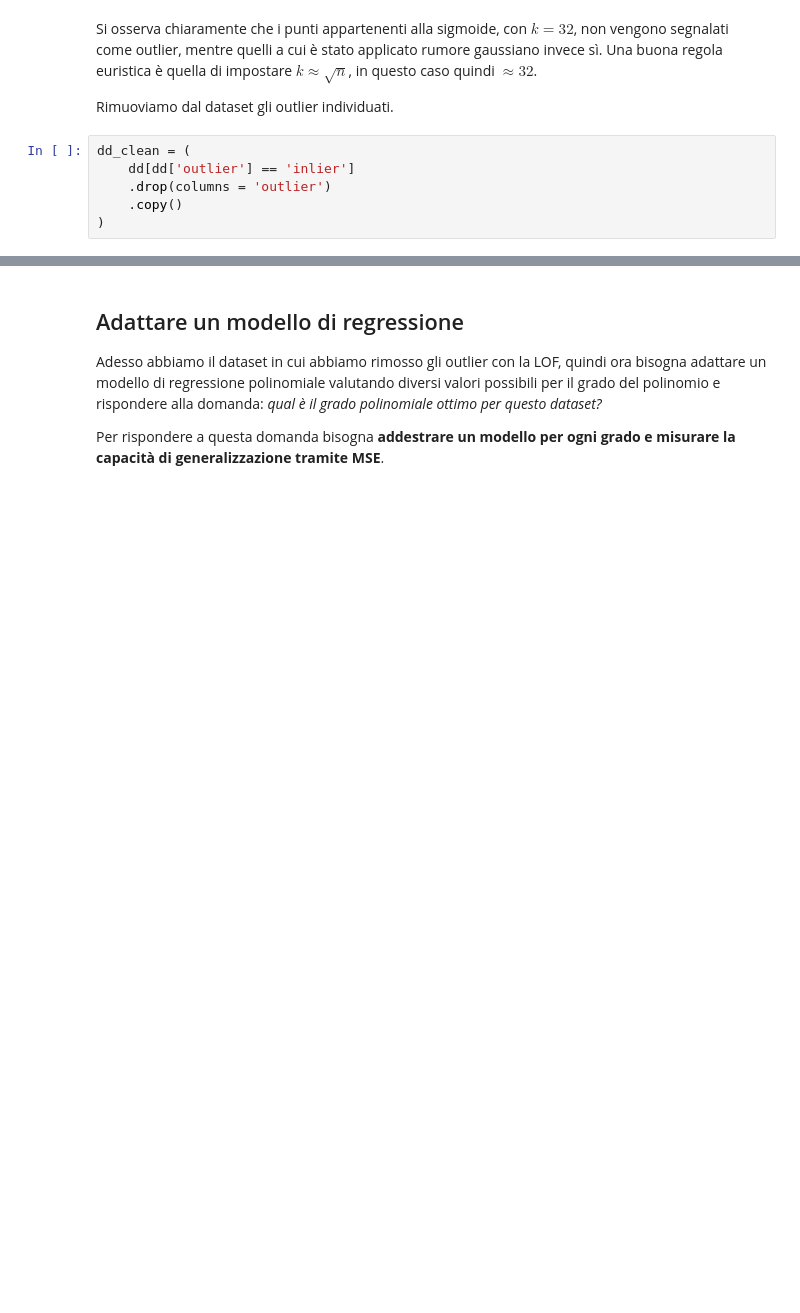
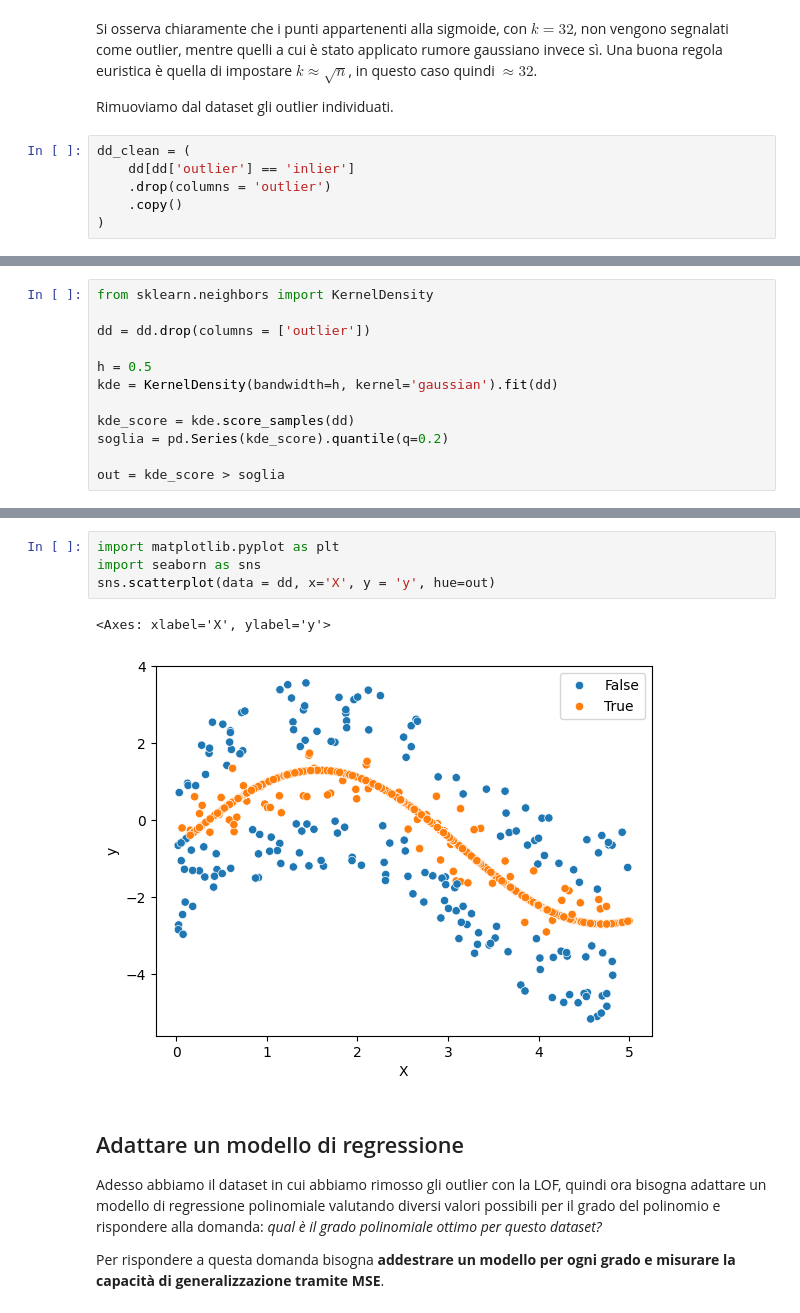
Before and after one commit to alberto-rampulla/big-data-course, a Jupyter notebook: 02_Capacità/Capacità.ipynb, the cells around one changed output, grey strips where cells are left out. Saved outputs shown, nothing was run; the diff lists cells and outputs as text; blank space fills up the shorter version.

Commit message:
feat: inserito KernelRidge regressor e KDE

```diff
--- a/02_Capacità/Capacità.ipynb
+++ b/02_Capacità/Capacità.ipynb
@@ -107,0 +110,12 @@ dd_clean = (
+# %%
+from sklearn.neighbors import KernelDensity
+
+dd = dd.drop(columns = ['outlier'])
+
+h = 0.5
+kde = KernelDensity(bandwidth=h, kernel='gaussian').fit(dd)
+
+kde_score = kde.score_samples(dd)
+soglia = pd.Series(kde_score).quantile(q=0.2)
+
+out = kde_score > soglia
@@ -108,3 +144,10 @@ dd_clean = (
+# %%
+import matplotlib.pyplot as plt
+import seaborn as sns
+sns.scatterplot(data = dd, x='X', y = 'y', hue=out)
+# %% [output]
+<Axes: xlabel='X', ylabel='y'>
+[figure, added]
 # %% [markdown]
 ## Adattare un modello di regressione
 
```
Also changed, not shown: parts of 18 cells of this notebook.
